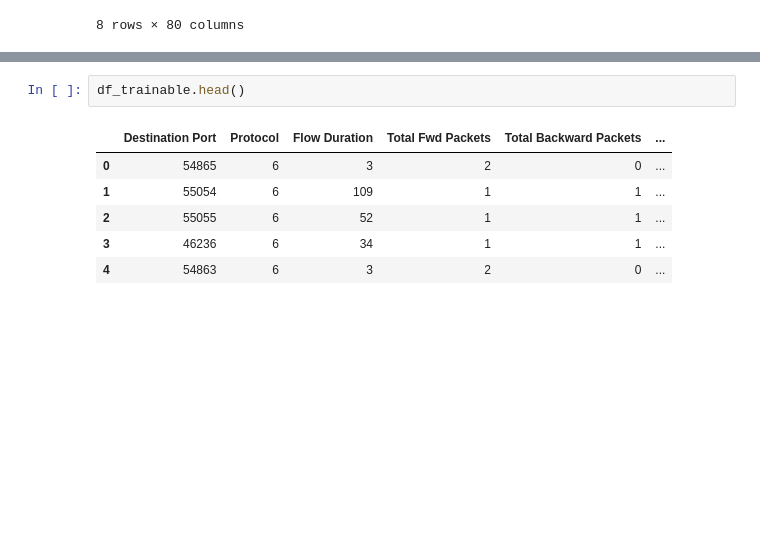
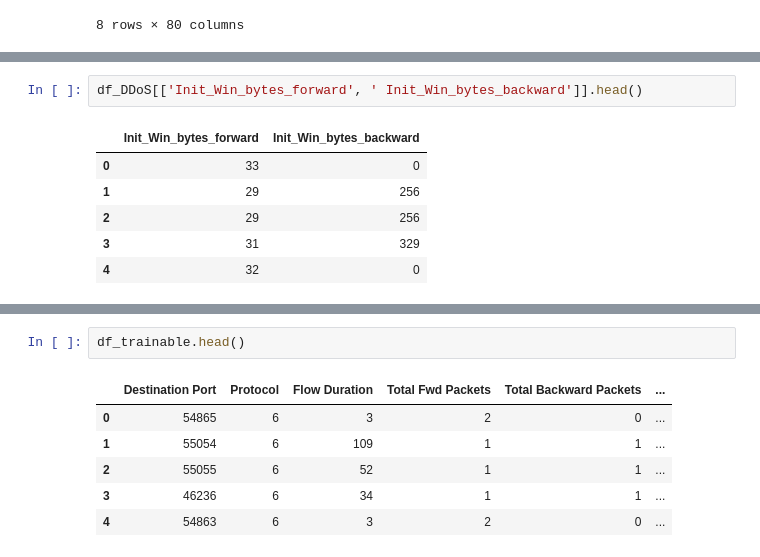
Before and after one commit to thisisedlyn/Thread_Hunting_Platform, a Jupyter notebook: ThreatHunting-Train.ipynb, the cells around one changed output, grey strips where cells are left out. Drawn from its saved outputs; the diff is of its cells as text; blank space fills up the shorter version.

```diff
--- a/ThreatHunting-Train.ipynb
+++ b/ThreatHunting-Train.ipynb
@@ -44,0 +109,9 @@ df_DDoS.describe()
+# %%
+df_DDoS[['Init_Win_bytes_forward', ' Init_Win_bytes_backward']].head()
+# %% [output]
+|  | Init_Win_bytes_forward | Init_Win_bytes_backward |
+| 0 | 33 | 0 |
+| 1 | 29 | 256 |
+| 2 | 29 | 256 |
+| 3 | 31 | 329 |
+| 4 | 32 | 0 |
```
Also changed, not shown: parts of 19 cells of this notebook.
